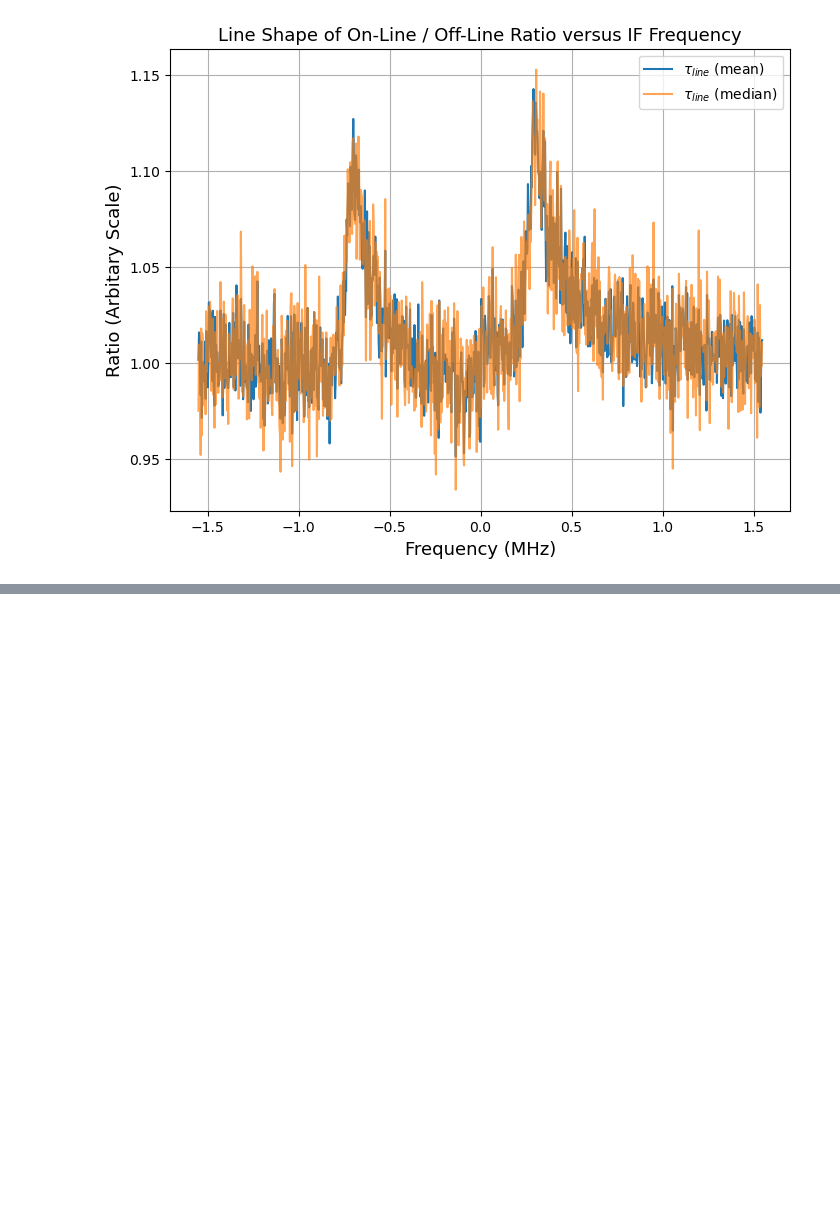
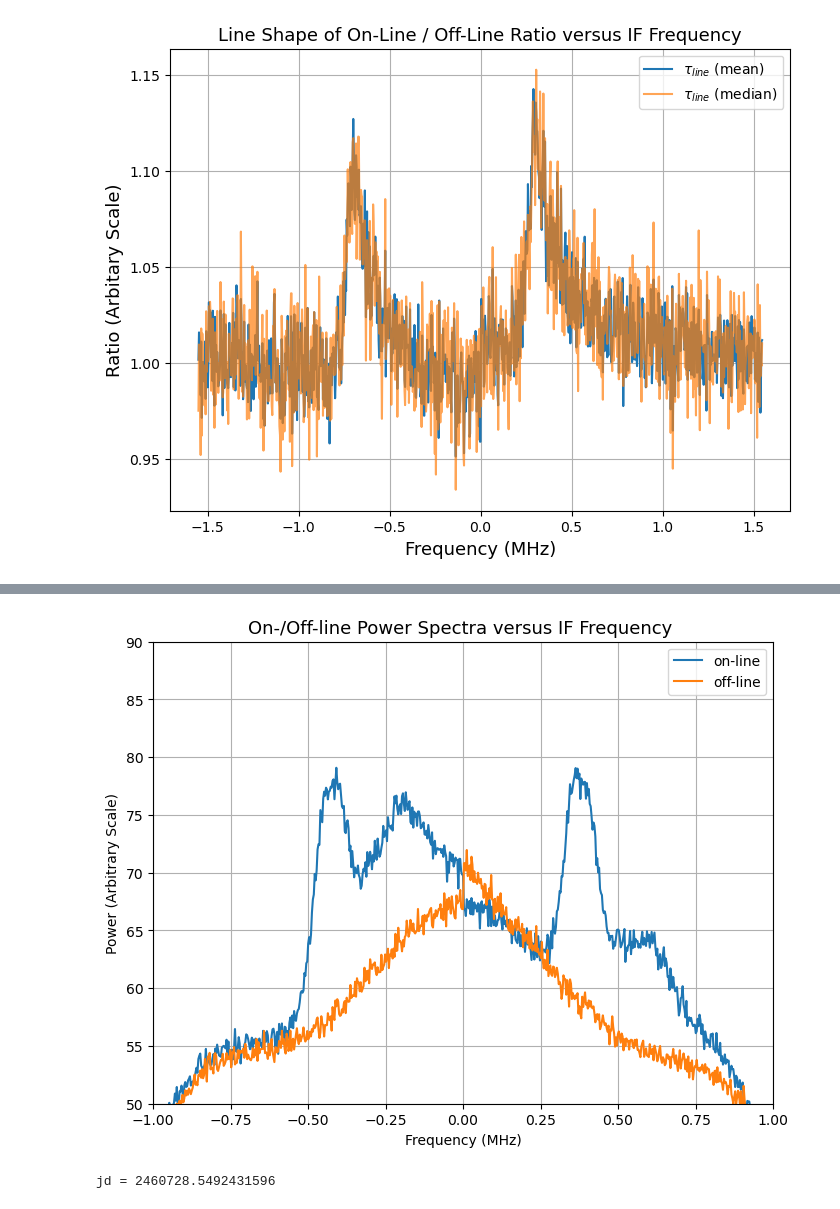
Before and after one commit to Brandon102002/ugastro, a Jupyter notebook: lab_2_analysis.ipynb, the cells around one changed output, grey strips where cells are left out. Cells and saved outputs as stored; diff of their text form; code cells hidden in the pictures; blank space fills up the shorter version.

```diff
--- a/lab_2_analysis.ipynb
+++ b/lab_2_analysis.ipynb
@@ -79,6 +80,12 @@ data_USB = extractRawData(folder, "USB_10000.npz")
 folder = "Section6_2\\6_2_3\\"
 data_coldsky = extractRawData(folder, "Coldsky_10000.npz")
 data_humans = extractRawData(folder, "Humanbody_10000.npz")
+
+
+# 8
+folder = "Section8\\"
+data_LSB_aimed = extractRawData(folder, "LSB.npz")
+data_USB_aimed = extractRawData(folder, "USB.npz")
 # %%
 def graphOverlayTimeData(datasets, labels, signal, sample_rate=3.1e6, xlim=None):
     plt.figure(figsize=graphSizeSingle)
@@ -450,0 +479,22 @@ Thu Feb 13 00:04:40 2025
+# %%
+USB_aimed = getDataBlocks(data_USB_aimed)
+LSB_aimed = getDataBlocks(data_LSB_aimed)
+sample_rate = 3.1e6
+center_freqs = ["1.42000 GHz", "1.42081 GHz"]
+
+tau_mean, tau_median = graphAvgPowerSpectraLinesSingle(USB_aimed, LSB_aimed, sample_rate, xlim=(-1, 1), ylim=(50, 90))
+#graphTauLines(tau_mean, tau_median, sample_rate)
+
+G = 127.366
+T = tau_mean * G
+# %% [output]
+[figure, added]
+# %%
+print(f"jd = {getJulianDate(data_LSB_aimed)}")
+time_utc = getUTC(data_LSB)
+jd = 2460728.5492431596
+az, alt = 298, 55
+ra, dec = horizontalToEquitorial(az, alt, time_utc)
+projected_v = ugradio.doppler.get_projected_velocity(ra, dec, jd)
+# %% [output]
+jd = 2460728.5492431596
```
Also changed, not shown: parts of 8 cells of this notebook, 10 other files.
